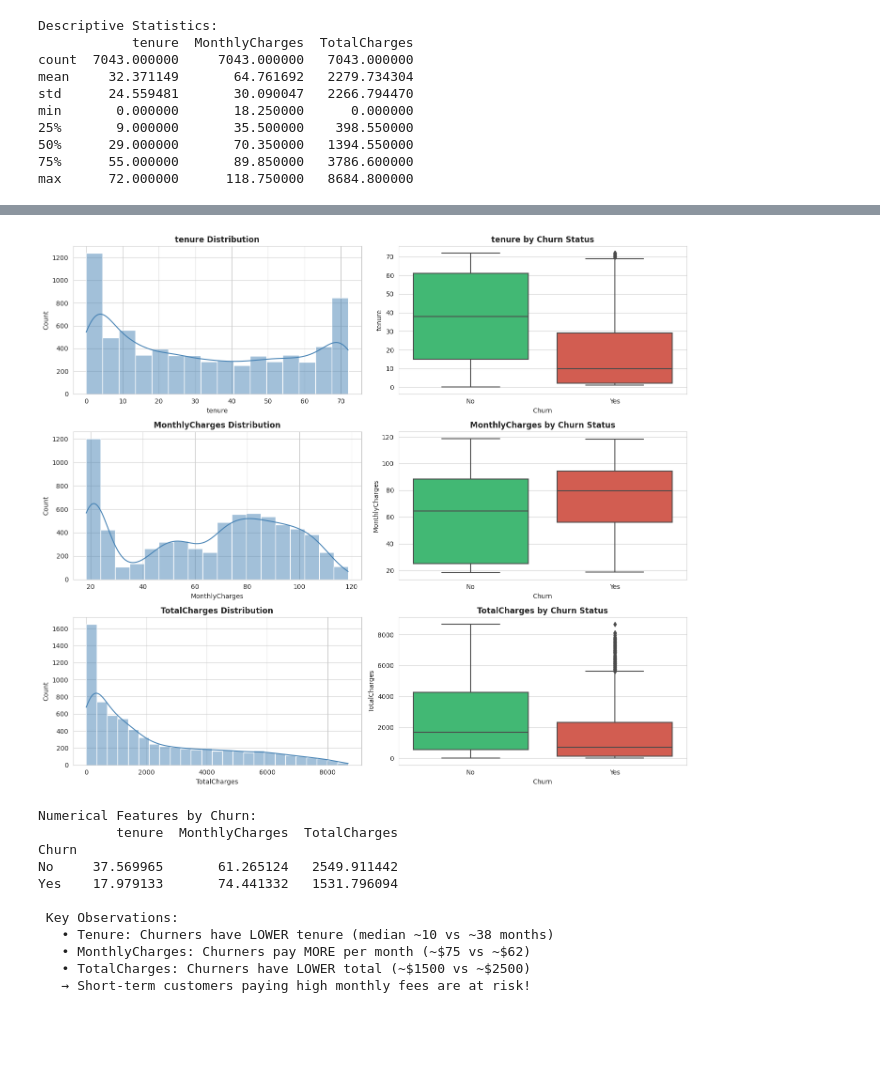
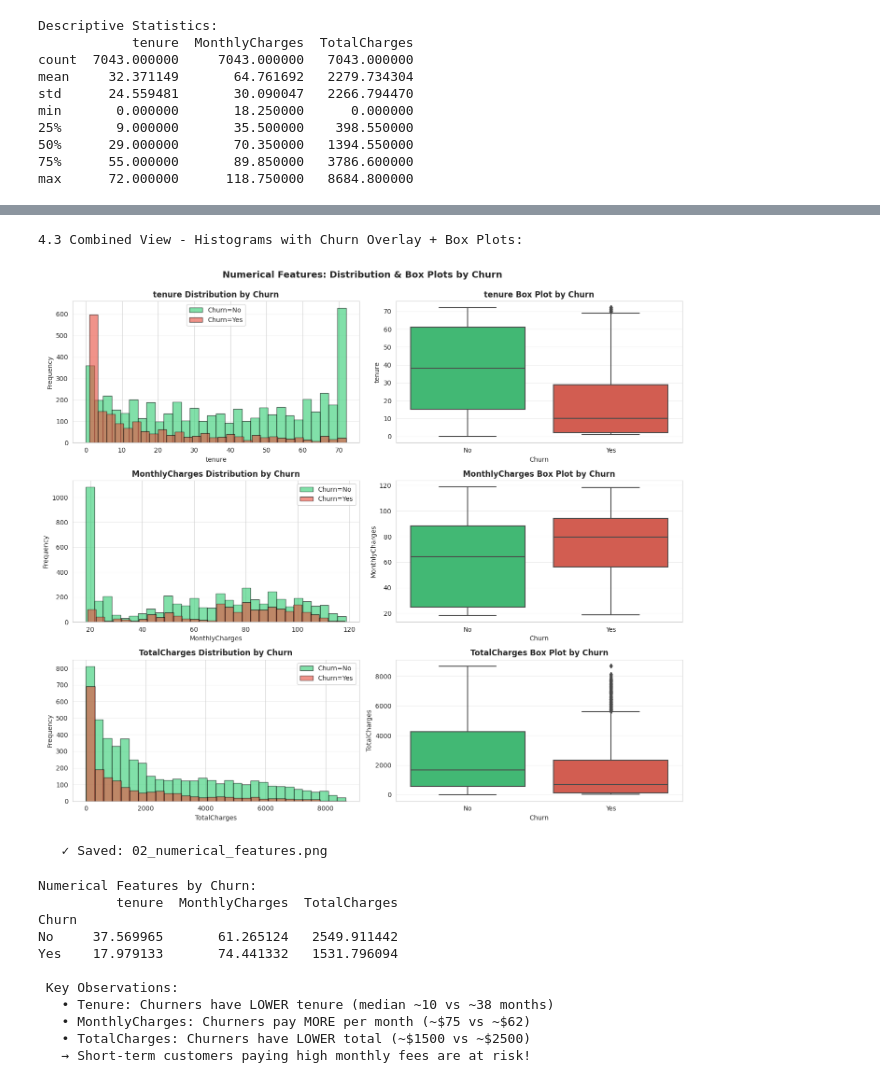
Before and after one commit to senadhi-Thimanya/Telco-Churn-Binary-Classification, a Jupyter notebook: telco.ipynb, the cells around one changed output, grey strips where cells are left out. Cells and saved outputs as stored; diff of their text form; code cells hidden in the pictures; blank space fills up the shorter version.

```diff
--- a/telco.ipynb
+++ b/telco.ipynb
@@ -160,23 +215,36 @@ max      72.000000      118.750000   8684.800000
 # %%
-# Distribution plots
+print("\n4.3 Combined View - Histograms with Churn Overlay + Box Plots:")
 fig, axes = plt.subplots(3, 2, figsize=(14, 12))
 
 for idx, col in enumerate(num_cols):
-    # Distribution
-    sns.histplot(df[col], kde=True, color='steelblue', ax=axes[idx, 0])
-    axes[idx, 0].set_title(f'{col} Distribution', fontsize=12, fontweight='bold')
+    # Left: Histogram with churn overlay
+    for churn_val in ['No', 'Yes']:
+        data = df[df['Churn'] == churn_val][col]
+        color = '#2ecc71' if churn_val == 'No' else '#e74c3c'
+        axes[idx, 0].hist(data, alpha=0.6, label=f'Churn={churn_val}',
+                         bins=30, color=color, edgecolor='black')
+    axes[idx, 0].set_title(f'{col} Distribution by Churn', fontsize=12, fontweight='bold')
     axes[idx, 0].set_xlabel(col)
+    axes[idx, 0].set_ylabel('Frequency')
+    axes[idx, 0].legend()
+    axes[idx, 0].grid(axis='y', alpha=0.3)
 
-    # By Churn
+    # Right: Box plot
     sns.boxplot(x='Churn', y=col, data=df, palette=['#2ecc71', '#e74c3c'], ax=axes[idx, 1])
-    axes[idx, 1].set_title(f'{col} by Churn Status', fontsize=12, fontweight='bold')
+    axes[idx, 1].set_title(f'{col} Box Plot by Churn', fontsize=12, fontweight='bold')
     axes[idx, 1].set_ylabel(col)
+    axes[idx, 1].grid(axis='y', alpha=0.3)
 
+plt.suptitle('Numerical Features: Distribution & Box Plots by Churn', fontsize=14, fontweight='bold', y=0.995)
 plt.tight_layout()
 plt.savefig('/kaggle/working/02_numerical_features.png', dpi=300, bbox_inches='tight')
 plt.show()
+
+print("   ✓ Saved: 02_numerical_features.png")
 # %% [output]
+4.3 Combined View - Histograms with Churn Overlay + Box Plots:
-[figure, old version]
+[figure, new version]
+   ✓ Saved: 02_numerical_features.png
 # %%
 # Statistical comparison
 print("\nNumerical Features by Churn:")
```
Also changed, not shown: parts of 7 cells of this notebook.
